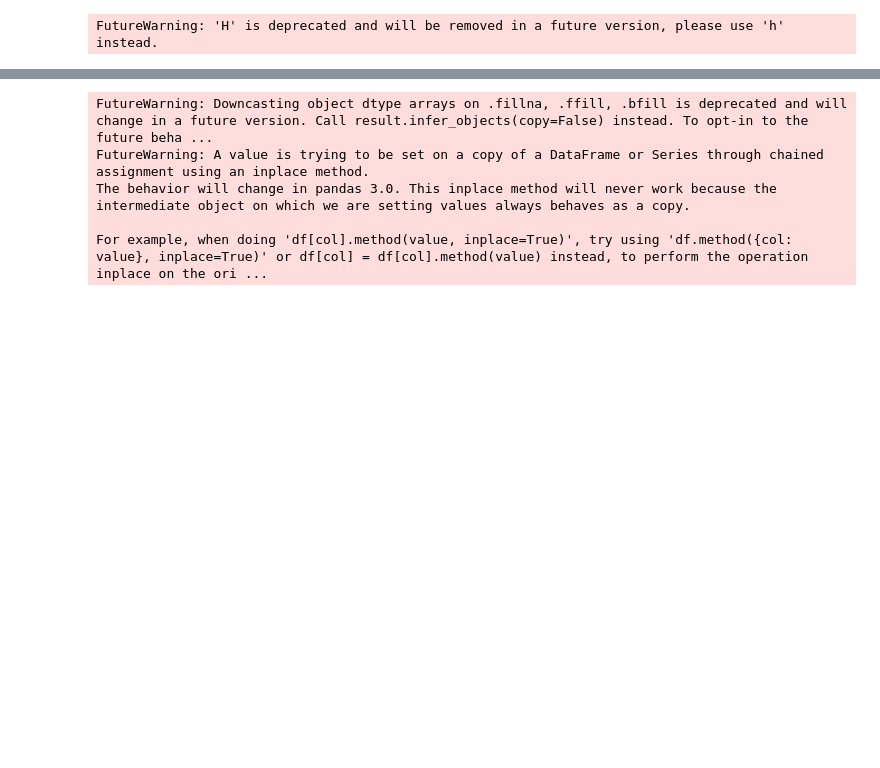
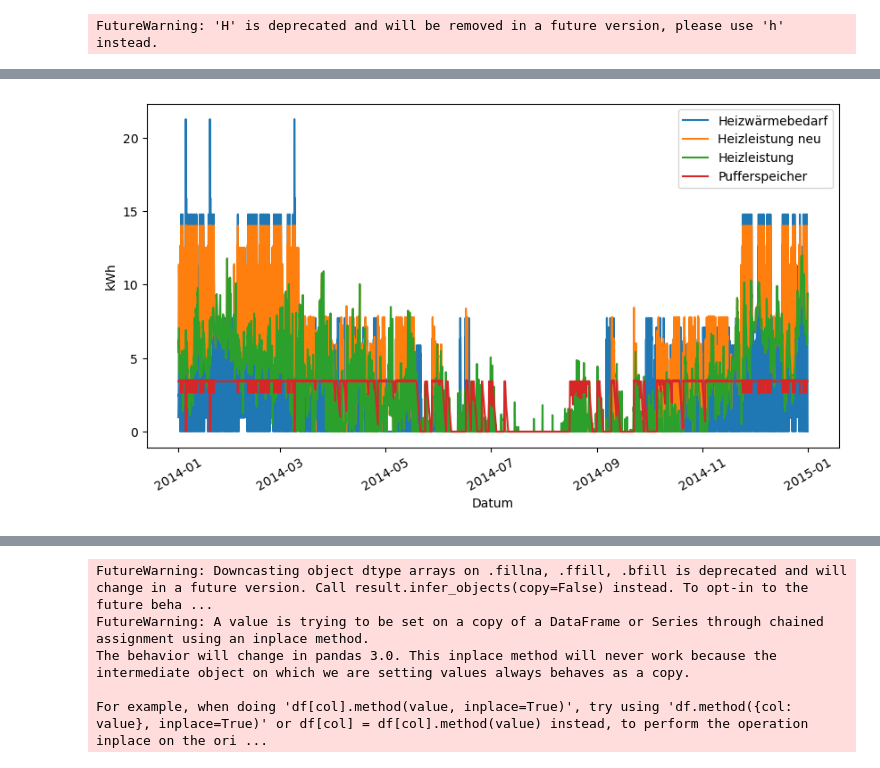
Before and after one commit to d-esplo/hemsrechner, a Jupyter notebook: test_wp_250123.ipynb, the cells around one changed output, grey strips where cells are left out. Saved outputs shown, nothing was run; the diff lists cells and outputs as text; code cells hidden in the pictures; blank space fills up the shorter version.

```diff
--- a/test_wp_250123.ipynb
+++ b/test_wp_250123.ipynb
@@ -9,7 +9,7 @@ importlib.reload(heizkurve)
 
 h, w, twe, s = lastprofile_VDI4655.get_jahresenergiebedarf('1984 - 1994', 200, 3, 0)
 TRY_region, T_n_aussen = try_region.get_try_t_n_aussen(40599)
-df = lastprofile_VDI4655.get_lastprofile(w, s, twe, 200, TRY_region, 3)
+df = lastprofile_VDI4655.get_lastprofile(w, 4000, twe, 200, TRY_region, 3)
 df['T_aussen'] = temperatur_aussen.get_hourly_temperature(40599, 2014)
 hz, T_soll, T_n_vor, T_n_rueck = heizkurve.get_heizkurve('Heizkörper', df['T_aussen'], T_n_aussen)
 df['T_vor'] = hz['T_vor']
@@ -25,3 +25,6 @@ V_ps, PS_verlust, Q_ps = berechnen_wp.get_pufferspeicher(h, T_n_vor, T_n_rueck)
 # df_pvbs = berechnen_wp.mit_pvbs(df.copy(), pv, 10, 11)
 # %% [output]
 FutureWarning: 'H' is deprecated and will be removed in a future version, please use 'h' instead.
+# %%
+importlib.reload(berechnen_wp)
+df_1, P_el, COP = berechnen_wp.ohne_pv(df.copy(), Q_ps, PS_verlust, nenn_heizleistung)
@@ -27,0 +37,20 @@ FutureWarning: 'H' is deprecated and will be removed in a future version, please
+# %%
+import matplotlib.pyplot as plt
+%matplotlib inline
+plt.rcParams["figure.figsize"] = [10, 5]
+#plt.rcParams["figure.autolayout"] = True
+
+plt.plot(df_1.index, df_1['Heizwärmebedarf'], label = "Heizwärmebedarf")
+plt.plot(df_1.index, df_1['Heizleistung neu'], label = "Heizleistung neu")
+plt.plot(df_1.index, df_1['Heizleistung'], label = "Heizleistung")
+plt.plot(df_1.index, df_1['Wärmegehalt PS'], label = "Pufferspeicher")
+
+plt.xlabel('Datum', fontsize=10)
+plt.ylabel('kWh', fontsize=10)
+plt.legend(fontsize = 10, loc = 'best')
+
+plt.xticks(rotation=30, fontsize=10)
+#plt.xlim(pd.Timestamp('2014-01-10 00:00:00'), pd.Timestamp('2014-01-13 23:00:00'))
+plt.show()
+# %% [output]
+[figure, added]
```
Also changed, not shown: parts of 5 cells of this notebook, 22 other files.
